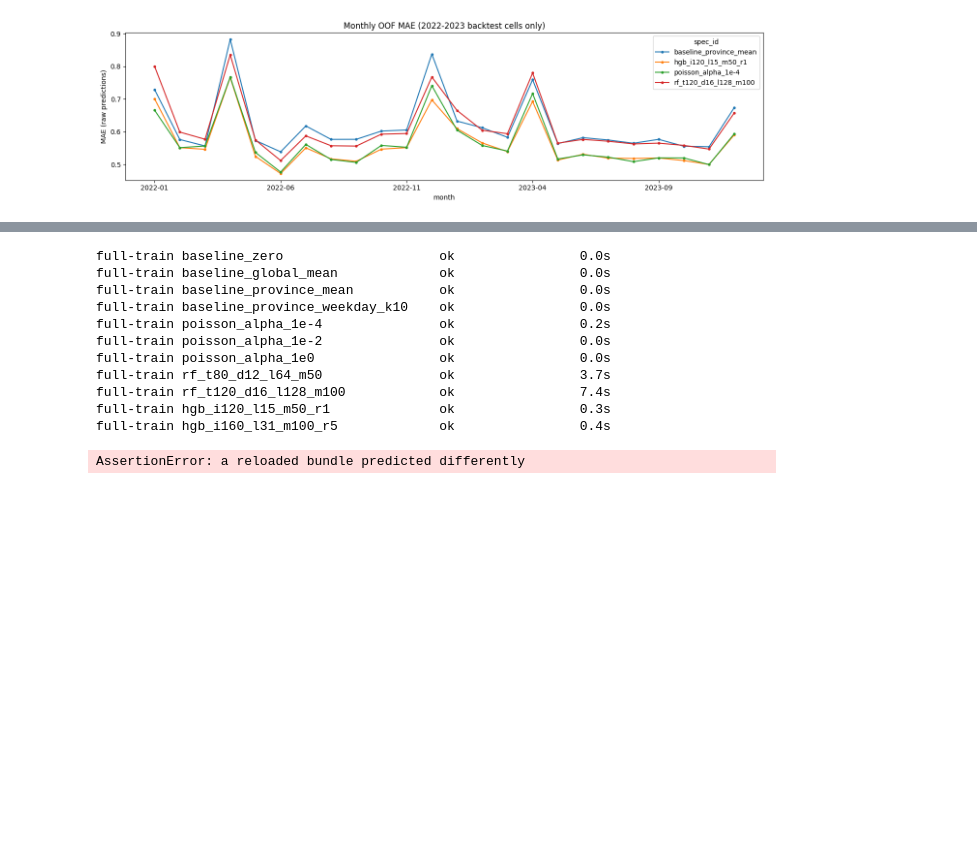
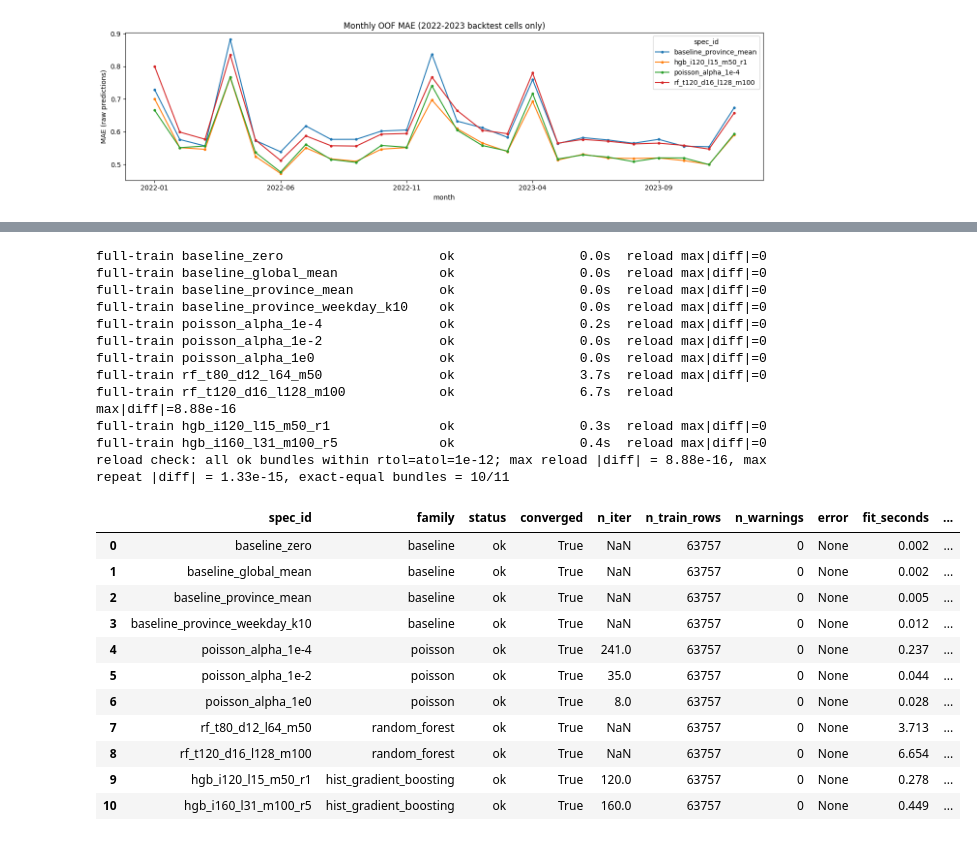
Before and after one commit to Rittiporn12/RoadAware, a Jupyter notebook: backend/notebooks/06_baseline_candidate_models.ipynb, the cells around one changed output, grey strips where cells are left out. Drawn from its saved outputs; the diff is of its cells as text; code cells hidden in the pictures; blank space fills up the shorter version.

```diff
--- a/backend/notebooks/06_baseline_candidate_models.ipynb
+++ b/backend/notebooks/06_baseline_candidate_models.ipynb
@@ -833,6 +895,7 @@ XCFG = json.loads(XCFG_PATH.read_text('utf-8'))
 DCFG = json.loads(DCFG_PATH.read_text('utf-8'))
 PROTOCOL_PATH = REPO / XCFG['protocol_path']
 NB_PATH = BACKEND / 'notebooks' / '06_baseline_candidate_models.ipynb'
+RUNNER_PATH = BACKEND / 'scripts' / 'run_model_notebooks.py'
 cfg_problems = validate_experiment_config(XCFG)
 assert not cfg_problems, 'experiment config deviates from the locked protocol: ' + '; '.join(cfg_problems)
 FEATURES = list(XCFG['features'])
@@ -856,6 +919,7 @@ print('=' * 96)
 print('backend          :', BACKEND)
 print('data root (read) :', DATA_ROOT)
 print('model output root:', OUT)
+print('reload tolerance :', RELOAD_TOLERANCE)
 # %% [output]
 ================================================================================================
 RESEARCH MODE: retrospective_conditional_research | production_enabled = False
@@ -880,6 +946,7 @@ SOURCE = {
     'data_pipeline_config_sha256': sha256_file(DCFG_PATH),
     'notebook_semantic_sha256': notebook_semantic_sha256(NB_PATH),
     'functions_cell_sha256': sha256_bytes(functions_cell_source(NB_PATH).encode('utf-8')),
+    'runner_sha256': sha256_file(RUNNER_PATH) if RUNNER_PATH.is_file() else None,
 }
 CONTRACT = experiment_contract(DATA_REPORT, SOURCE['protocol_sha256'], SOURCE['experiment_config_sha256'], SOURCE['data_pipeline_config_sha256'])
 RERUN_STATUS = check_rerun_contract(REP / 'experiment_manifest.json', CONTRACT)
@@ -890,13 +957,18 @@ def experiment_manifest(status, extra=None):
          'research_mode': XCFG['research_mode'], 'production_enabled': False, 'caveats': CAVEATS,
          'data_foundation_final_model_readiness': DATA_REPORT['final_model_readiness'],
          'data_foundation_unresolved_blockers': DATA_REPORT['unresolved_blockers'], 'data_foundation_checks': DATA_REPORT['checks'],
-         'contract': CONTRACT, 'source': SOURCE, 'package_versions': VERSIONS,
+         'contract': CONTRACT, 'source': SOURCE, 'package_versions': VERSIONS, 'reload_tolerance': RELOAD_TOLERANCE,
          'run_info_nondeterministic': {'started_utc': STARTED_UTC, 'data_root': str(DATA_ROOT), 'output_root': str(OUT),
                                        'rerun_status': RERUN_STATUS, 'python_executable': sys.executable}}
     m.update(extra or {})
     write_json(REP / 'experiment_manifest.json', m)
 
-experiment_manifest('running')  # records the contract early so a later different-contract rerun into this root is refused
+# Reset status files first: records the contract (a later different-contract rerun into this root is refused) and makes
+# sure no 'ok' from an earlier run survives if this run stops part-way. 'ok' is written only by the manifest cell.
+experiment_manifest('running_or_failed')
+write_json(REP / 'model_artifact_manifest.json', {'producer': '06_baseline_candidate_models', 'status': 'incomplete',
+                                                 'note': 'reset at the start of a run; file and bundle lists are written only after every check in 06 passes',
+                                                 'started_utc': STARTED_UTC})
 print('data foundation final_model_readiness:', DATA_REPORT['final_model_readiness'], '(stays BLOCKED; this stage is research only)')
 print('rerun status:', RERUN_STATUS)
 pd.Series(dict(SOURCE, **VERSIONS), name='value')
@@ -1183,48 +1279,70 @@ plt.show()
 # %%
 final_rows = []
 for spec in SPECS:
+    path = BUNDLES / (spec['id'] + '.joblib')
+    if path.exists():
+        path.unlink()  # a bundle from an earlier run must never stand in for a fit that fails now
     b = fit_bundle(spec, X_TRAIN, Y_TRAIN, XCFG['encoding'], XCFG['threads'], FEATURES)
     info = b['fit_info']
     row = {'spec_id': spec['id'], 'family': spec['family'], 'status': info['status'], 'converged': info['converged'], 'n_iter': info['n_iter'],
            'n_train_rows': info['n_train_rows'], 'n_warnings': len(info['warnings']), 'warnings': ' | '.join(info['warnings']), 'error': info['error'],
-           'fit_seconds': info['fit_seconds'], 'bundle_path': None, 'bundle_sha256': None, 'reload_predictions_identical': None,
-           'train_prediction_fingerprint': None, 'train_predicted_total': None}
+           'fit_seconds': info['fit_seconds'], 'bundle_path': None, 'bundle_sha256': None,
+           'reload_within_tolerance': None, 'reload_exact_equal': None, 'reload_max_abs_diff': None, 'reload_n_outside_tolerance': None,
+           'repeat_max_abs_diff': None, 'train_prediction_fingerprint': None, 'train_predicted_total': None}
     if b['pipeline'] is not None or b['baseline_state'] is not None:
-        path = BUNDLES / (spec['id'] + '.joblib')
         row['bundle_path'] = path.relative_to(OUT).as_posix()
         row['bundle_sha256'] = save_bundle(b, path)
         if info['status'] == 'ok':
             p_mem = predict_bundle(b, X_TRAIN)
-            p_disk = predict_bundle(load_bundle(path, row['bundle_sha256']), X_TRAIN)
-            row['reload_predictions_identical'] = bool(np.array_equal(p_mem, p_disk))
-            row['train_prediction_fingerprint'] = prediction_fingerprint(p_mem)
-            row['train_predicted_total'] = float(p_mem.sum())
+            rep = compare_predictions(p_mem, predict_bundle(b, X_TRAIN), **RELOAD_TOLERANCE)
+            rel = compare_predictions(p_mem, predict_bundle(load_bundle(path, row['bundle_sha256']), X_TRAIN), **RELOAD_TOLERANCE)
+            row.update(reload_within_tolerance=rel['within_tolerance'], reload_exact_equal=rel['exact_equal'],
+                       reload_max_abs_diff=rel['max_abs_diff'], reload_n_outside_tolerance=rel['n_outside_tolerance'],
+                       repeat_max_abs_diff=rep['max_abs_diff'], train_prediction_fingerprint=prediction_fingerprint(p_mem),
+                       train_predicted_total=float(p_mem.sum()))
     final_rows.append(row)
-    print('full-train %-32s %-13s %7.1fs' % (spec['id'], info['status'], info['fit_seconds'] or 0.0), flush=True)
+    print('full-train %-32s %-13s %7.1fs  reload max|diff|=%s' % (spec['id'], info['status'], info['fit_seconds'] or 0.0,
+                                                                 'n/a' if row['reload_max_abs_diff'] is None else '%.3g' % row['reload_max_abs_diff']), flush=True)
 final_fit = pd.DataFrame(final_rows)
 final_fit.to_csv(REP / 'fit_log_full_train.csv', index=False)  # includes fit_seconds (runtime, nondeterministic)
 ok_final = final_fit[final_fit['status'] == 'ok']
-assert ok_final['reload_predictions_identical'].all(), 'a reloaded bundle predicted differently'
+bad_reload = ok_final[ok_final['reload_within_tolerance'] != True]
+assert bad_reload.empty, ('reloaded bundle predictions differ beyond rtol=%g/atol=%g: ' % (RELOAD_TOLERANCE['rtol'], RELOAD_TOLERANCE['atol'])
+                          + bad_reload[['spec_id', 'reload_max_abs_diff', 'reload_n_outside_tolerance']].to_string(index=False))
 for fam in XCFG['family_tie_order']:
     assert (ok_final['family'] == fam).any(), 'stage failed: no full-Train bundle fitted for family ' + fam
 for sid in (SEL['selected_candidate'], SEL['best_baseline'], GATE['recommended_reference']):
     assert sid in set(ok_final['spec_id']), 'locked model ' + sid + ' failed to fit on full Train'
-verify_selection_lock(REP / 'selection_lock.json', LOCK['decision_sha256'])
+verify_selection_lock(REP / 'selection_lock.json', LOCK['decision_sha256'], LOCK['choice_sha256'])
 assert sha256_file(REP / 'selection_lock.json') == LOCK_FILE_SHA, 'selection lock file changed after full-Train fitting'
+print('reload check: all ok bundles within rtol=atol=1e-12; max reload |diff| = %.3g, max repeat |diff| = %.3g, exact-equal bundles = %d/%d'
+      % (ok_final['reload_max_abs_diff'].max(), ok_final['repeat_max_abs_diff'].max(), int(ok_final['reload_exact_equal'].sum()), len(ok_final)))
 final_fit.drop(columns=['warnings', 'bundle_path'])
 # %% [output]
-full-train baseline_zero                    ok                0.0s
-full-train baseline_global_mean             ok                0.0s
-full-train baseline_province_mean           ok                0.0s
-full-train baseline_province_weekday_k10    ok                0.0s
-full-train poisson_alpha_1e-4               ok                0.2s
-full-train poisson_alpha_1e-2               ok                0.0s
-full-train poisson_alpha_1e0                ok                0.0s
-full-train rf_t80_d12_l64_m50               ok                3.7s
-full-train rf_t120_d16_l128_m100            ok                7.4s
-full-train hgb_i120_l15_m50_r1              ok                0.3s
-full-train hgb_i160_l31_m100_r5             ok                0.4s
+full-train baseline_zero                    ok                0.0s  reload max|diff|=0
+full-train baseline_global_mean             ok                0.0s  reload max|diff|=0
+full-train baseline_province_mean           ok                0.0s  reload max|diff|=0
+full-train baseline_province_weekday_k10    ok                0.0s  reload max|diff|=0
+full-train poisson_alpha_1e-4               ok                0.2s  reload max|diff|=0
+full-train poisson_alpha_1e-2               ok                0.0s  reload max|diff|=0
+full-train poisson_alpha_1e0                ok                0.0s  reload max|diff|=0
+full-train rf_t80_d12_l64_m50               ok                3.7s  reload max|diff|=0
+full-train rf_t120_d16_l128_m100            ok                6.7s  reload max|diff|=8.88e-16
+full-train hgb_i120_l15_m50_r1              ok                0.3s  reload max|diff|=0
+full-train hgb_i160_l31_m100_r5             ok                0.4s  reload max|diff|=0
+reload check: all ok bundles within rtol=atol=1e-12; max reload |diff| = 8.88e-16, max repeat |diff| = 1.33e-15, exact-equal bundles = 10/11
-AssertionError: a reloaded bundle predicted differently
+|  | spec_id | family | status | converged | n_iter | n_train_rows | n_warnings | error | fit_seconds | ... |
+| 0 | baseline_zero | baseline | ok | True | NaN | 63757 | 0 | None | 0.002 | ... |
+| 1 | baseline_global_mean | baseline | ok | True | NaN | 63757 | 0 | None | 0.002 | ... |
+| 2 | baseline_province_mean | baseline | ok | True | NaN | 63757 | 0 | None | 0.005 | ... |
+| 3 | baseline_province_weekday_k10 | baseline | ok | True | NaN | 63757 | 0 | None | 0.012 | ... |
+| 4 | poisson_alpha_1e-4 | poisson | ok | True | 241.0 | 63757 | 0 | None | 0.237 | ... |
+| 5 | poisson_alpha_1e-2 | poisson | ok | True | 35.0 | 63757 | 0 | None | 0.044 | ... |
+| 6 | poisson_alpha_1e0 | poisson | ok | True | 8.0 | 63757 | 0 | None | 0.028 | ... |
+| 7 | rf_t80_d12_l64_m50 | random_forest | ok | True | NaN | 63757 | 0 | None | 3.713 | ... |
+| 8 | rf_t120_d16_l128_m100 | random_forest | ok | True | NaN | 63757 | 0 | None | 6.654 | ... |
+| 9 | hgb_i120_l15_m50_r1 | hist_gradient_boosting | ok | True | 120.0 | 63757 | 0 | None | 0.278 | ... |
+| 10 | hgb_i160_l31_m100_r5 | hist_gradient_boosting | ok | True | 160.0 | 63757 | 0 | None | 0.449 | ... |
 # %% [markdown]
 ## 7. Manifest และสัญญาสำหรับ Notebook 07/08
 
```
Also changed, not shown: parts of 15 cells of this notebook, 26 other files.
